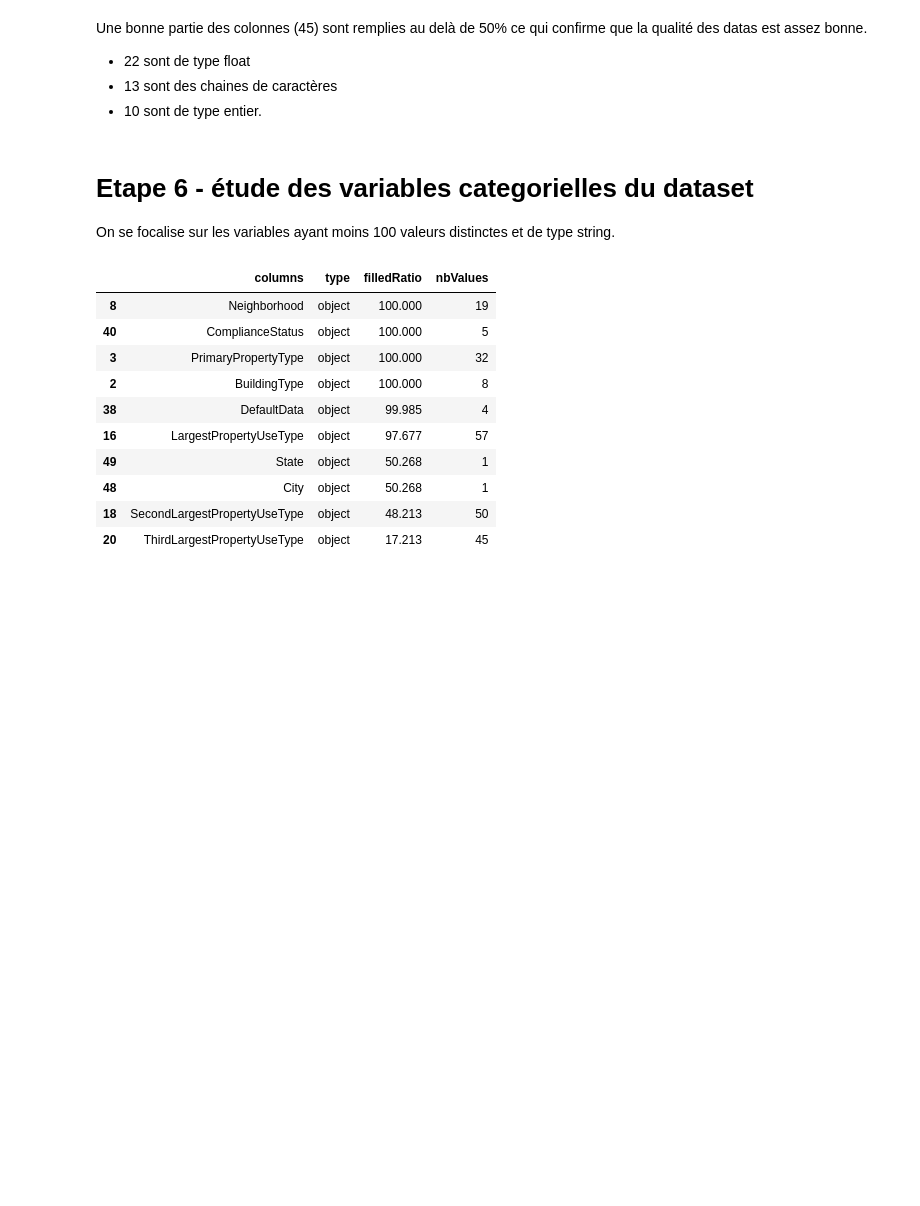
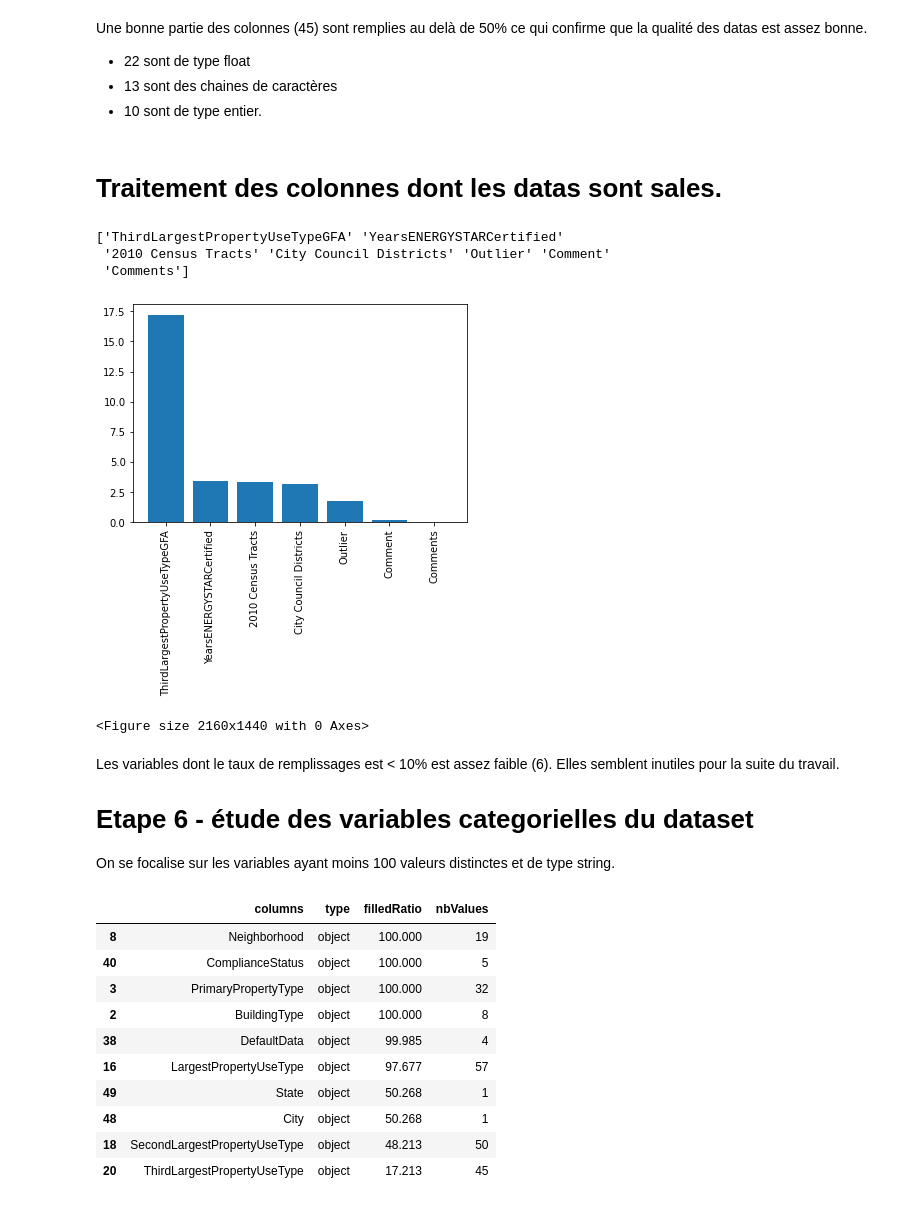
Before and after one commit to benMiniconi/Seattle2050, a Jupyter notebook: ProjetFinal/PEnergy_01_notebook_exploration.ipynb, the cells around one changed output. Cells and saved outputs as stored; diff of their text form; code cells hidden in the pictures; blank space fills up the shorter version.

Commit message:
Dernieres modifs pour rendu final Projet Validé + Prez

```diff
--- a/ProjetFinal/PEnergy_01_notebook_exploration.ipynb
+++ b/ProjetFinal/PEnergy_01_notebook_exploration.ipynb
@@ -94,7 +94,25 @@ Une bonne partie des colonnes (45) sont remplies au delà de 50% ce qui confirme
 - 22 sont de type float
 - 13 sont des chaines de caractères
 - 10 sont de type entier.
+# %% [markdown]
+# Traitement des colonnes dont les datas sont sales.
+# %%
+lessThanOnePercentColumns = lessThanOnePercentColumns.sort_values(by=["filledRatio"], ascending=False)
+plt.bar(lessThanOnePercentColumns["columns"].values, lessThanOnePercentColumns['filledRatio'].values)
+print(lessThanOnePercentColumns["columns"].values)
+plt.xticks(rotation=90, fontsize=10)
+plt.figure(figsize=(30,20))
+plt.show()
+# %% [output]
+['ThirdLargestPropertyUseTypeGFA' 'YearsENERGYSTARCertified'
+ '2010 Census Tracts' 'City Council Districts' 'Outlier' 'Comment'
+ 'Comments']
+[figure, added]
+<Figure size 2160x1440 with 0 Axes>
 # %% [markdown]
+Les variables dont le taux de remplissages est < 10% est assez faible (6).
+Elles semblent inutiles pour la suite du travail.
+
 # Etape 6 - étude des variables categorielles du dataset
 
 On se focalise sur les variables ayant moins 100 valeurs distinctes et de type string.
```
Also changed, not shown: parts of 21 cells of this notebook, 4 other files.
